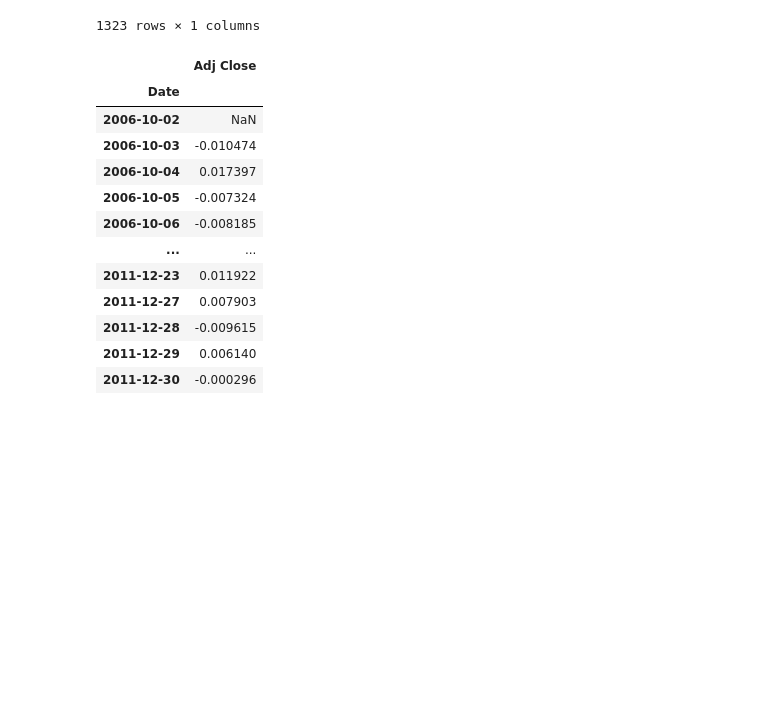
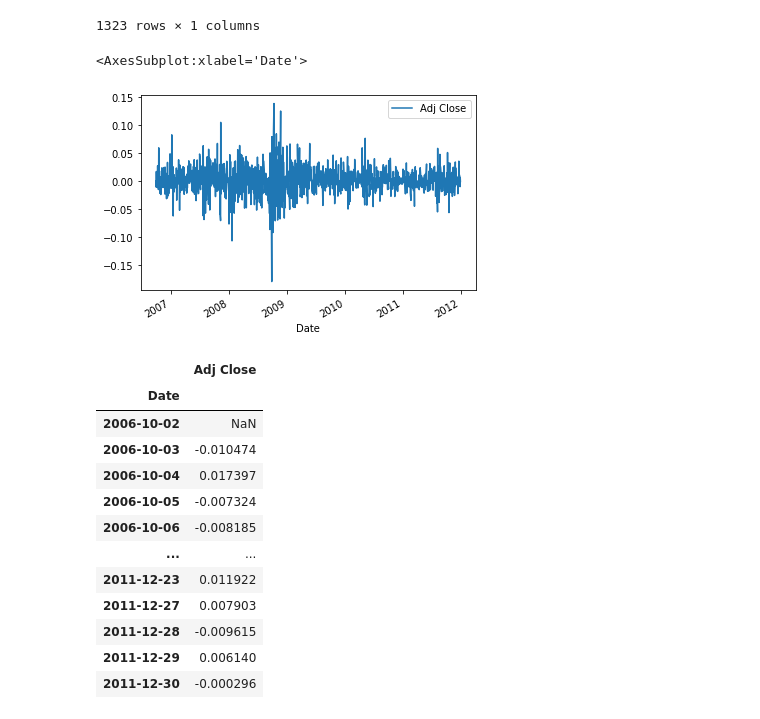
Before and after one commit to aditya172926/Bots, a Jupyter notebook: TradBot.ipynb, the cells around one changed output. Saved outputs shown, nothing was run; the diff lists cells and outputs as text; code cells hidden in the pictures; blank space fills up the shorter version.

```diff
--- a/TradBot.ipynb
+++ b/TradBot.ipynb
@@ -229,6 +229,11 @@ daily_pct_change
 | 2011-12-29 | 0.006159 |
 | 2011-12-30 | -0.000296 |
 1323 rows × 1 columns
+# %%
+daily_pct_change.plot()
+# %% [output]
+<AxesSubplot:xlabel='Date'>
+[figure, added]
 # %%
 # Daily log returns
 daily_log_returns = np.log(daily_close.pct_change()+1)
```
Also changed, not shown: parts of 9 cells of this notebook, 2 other files.
